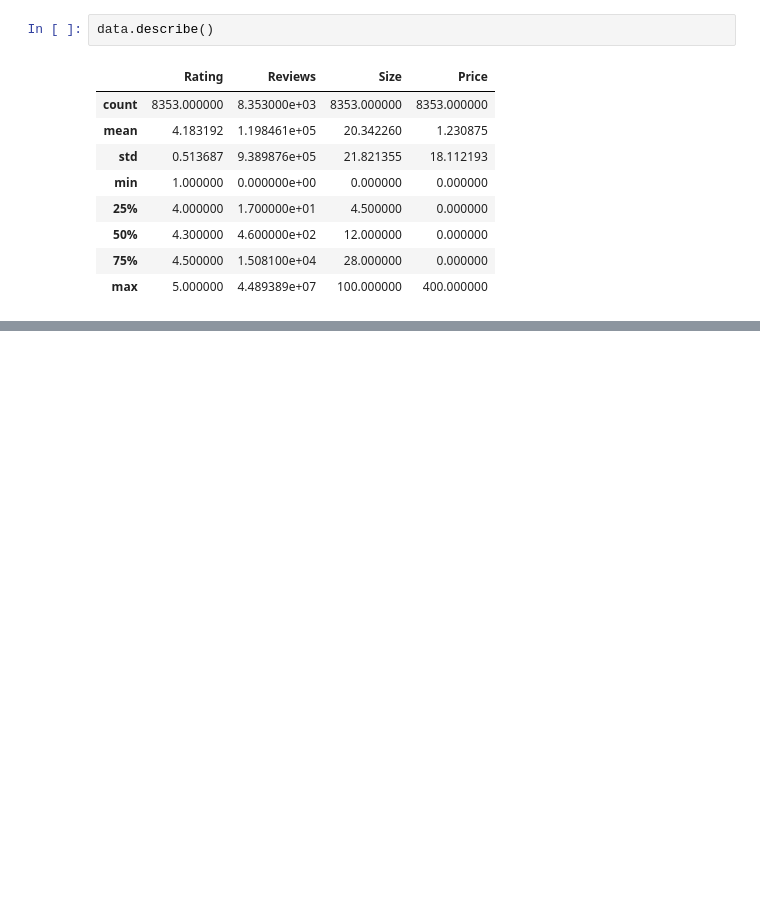
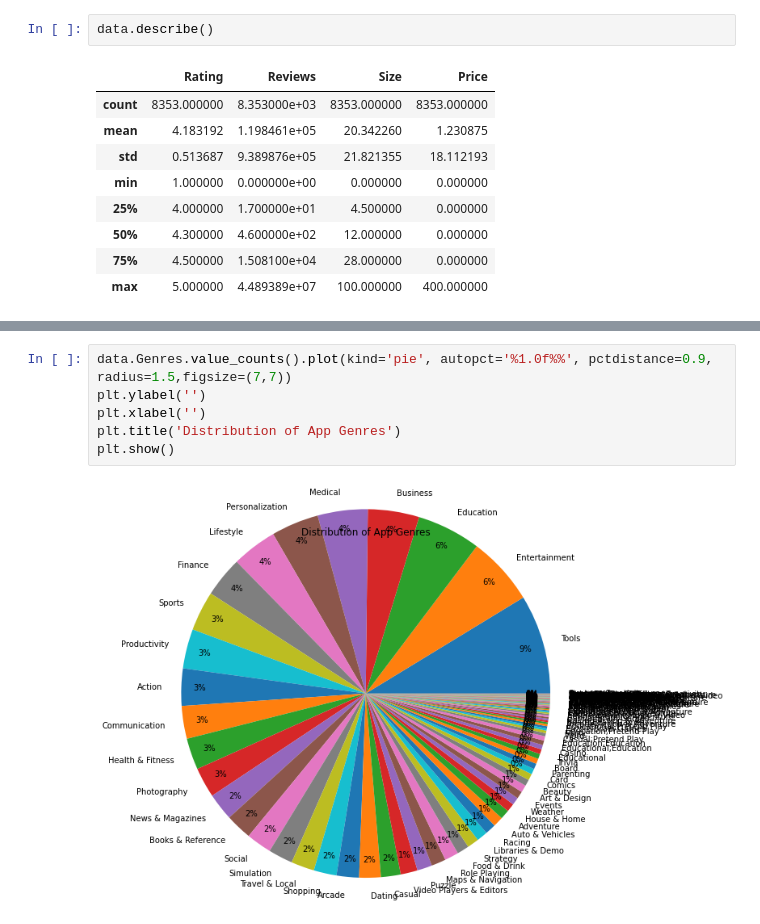
Before and after one commit to anasabbad/Play-Store-App-Review-Analysis--EDA-Capstone, a Jupyter notebook: Play_Store_App_Review_Analysis_Capstone_Project.ipynb, the cells around one changed output, grey strips where cells are left out. Saved outputs shown, nothing was run; the diff lists cells and outputs as text; blank space fills up the shorter version.

```diff
--- a/Play_Store_App_Review_Analysis_Capstone_Project.ipynb
+++ b/Play_Store_App_Review_Analysis_Capstone_Project.ipynb
@@ -405,0 +442,8 @@ data.head()
+# %%
+data.Genres.value_counts().plot(kind='pie', autopct='%1.0f%%', pctdistance=0.9, radius=1.5,figsize=(7,7))
+plt.ylabel('')
+plt.xlabel('')
+plt.title('Distribution of App Genres')
+plt.show()
+# %% [output]
+[figure, added]
```
Also changed, not shown: parts of 20 cells of this notebook.
